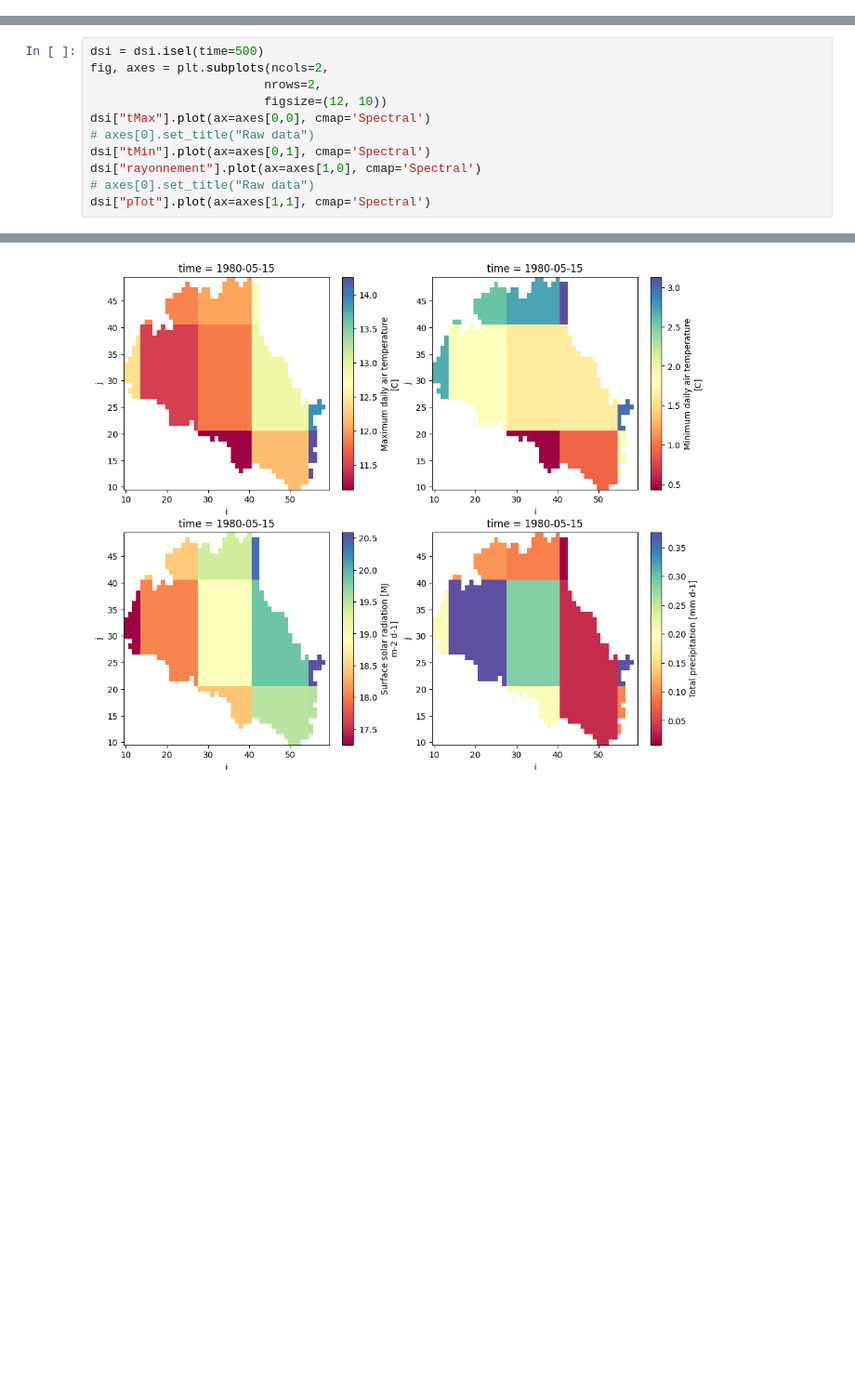
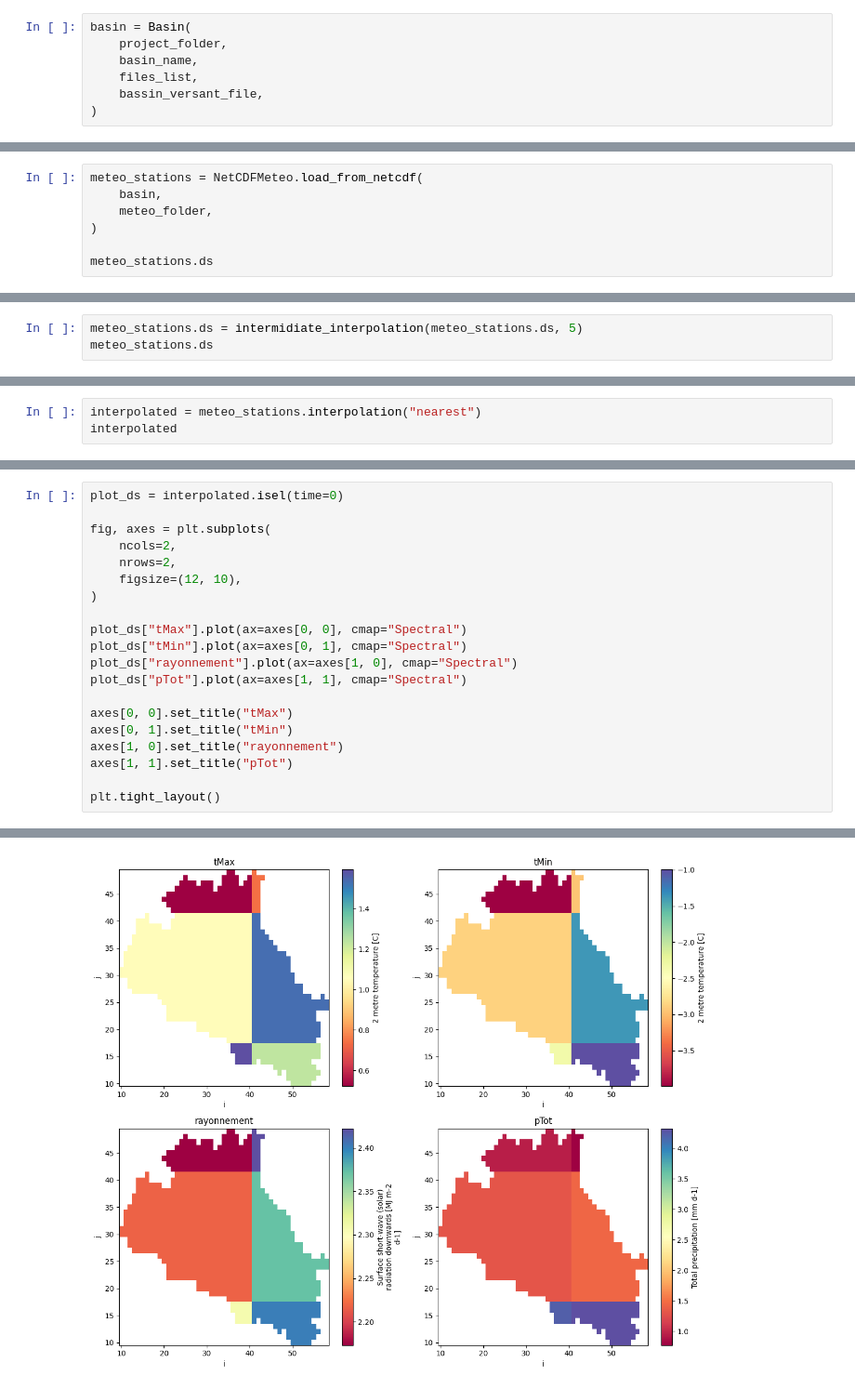
Before and after one commit to erinconv/pycequeau, a Jupyter notebook: docs/meteo/get_meteo.ipynb, the cells around one changed output, grey strips where cells are left out. Shown at 93% size. Drawn from its saved outputs; the diff is of its cells as text; blank space fills up the shorter version.

Commit message:
Refresh meteorological workflow notebook

```diff
--- a/docs/meteo/get_meteo.ipynb
+++ b/docs/meteo/get_meteo.ipynb
@@ -55,0 +70,7 @@ Attributes:
+# %%
+basin = Basin(
+    project_folder,
+    basin_name,
+    files_list,
+    bassin_versant_file,
+)
@@ -55,0 +81,7 @@ Attributes:
+# %%
+meteo_stations = NetCDFMeteo.load_from_netcdf(
+    basin,
+    meteo_folder,
+)
+
+meteo_stations.ds
@@ -55,0 +112,3 @@ Attributes:
+# %%
+meteo_stations.ds = intermidiate_interpolation(meteo_stations.ds, 5)
+meteo_stations.ds
@@ -55,0 +137,3 @@ Attributes:
+# %%
+interpolated = meteo_stations.interpolation("nearest")
+interpolated
@@ -56,12 +185,21 @@ Attributes:
 # %%
-dsi = dsi.isel(time=500)
-fig, axes = plt.subplots(ncols=2,
-                        nrows=2,
-                        figsize=(12, 10))
-dsi["tMax"].plot(ax=axes[0,0], cmap='Spectral')
-# axes[0].set_title("Raw data")
-dsi["tMin"].plot(ax=axes[0,1], cmap='Spectral')
-dsi["rayonnement"].plot(ax=axes[1,0], cmap='Spectral')
-# axes[0].set_title("Raw data")
-dsi["pTot"].plot(ax=axes[1,1], cmap='Spectral')
+plot_ds = interpolated.isel(time=0)
+
+fig, axes = plt.subplots(
+    ncols=2,
+    nrows=2,
+    figsize=(12, 10),
+)
+
+plot_ds["tMax"].plot(ax=axes[0, 0], cmap="Spectral")
+plot_ds["tMin"].plot(ax=axes[0, 1], cmap="Spectral")
+plot_ds["rayonnement"].plot(ax=axes[1, 0], cmap="Spectral")
+plot_ds["pTot"].plot(ax=axes[1, 1], cmap="Spectral")
+
+axes[0, 0].set_title("tMax")
+axes[0, 1].set_title("tMin")
+axes[1, 0].set_title("rayonnement")
+axes[1, 1].set_title("pTot")
+
+plt.tight_layout()
 # %% [output]
@@ -69 +206 @@ dsi["pTot"].plot(ax=axes[1,1], cmap='Spectral')
-[figure, old version]
+[figure, new version]
```
Also changed, not shown: parts of 21 cells of this notebook, 1 other file.
